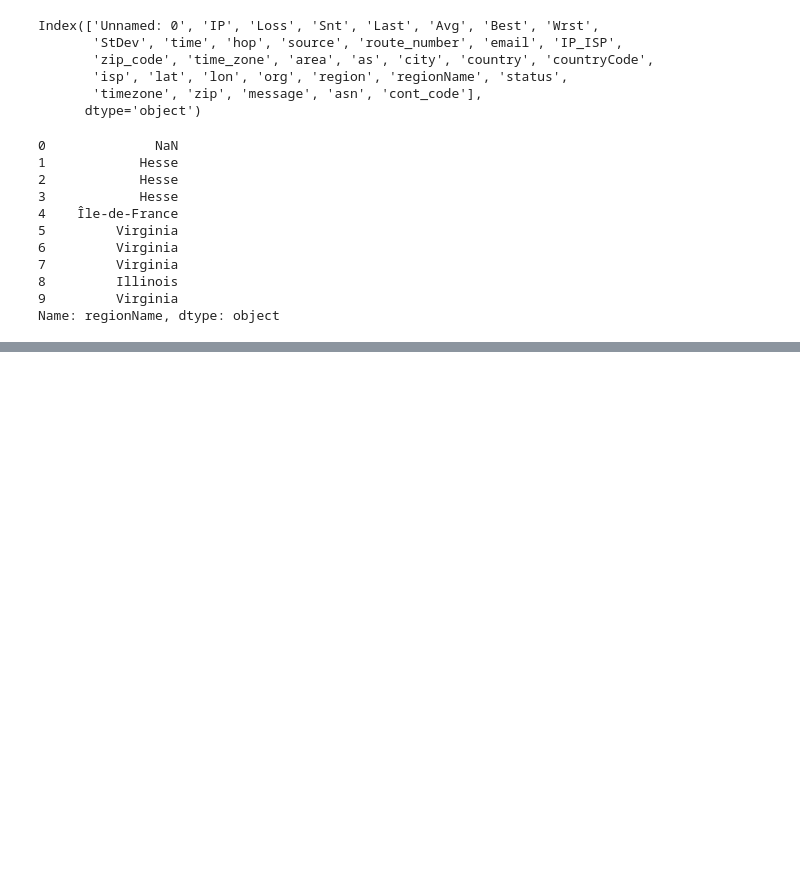
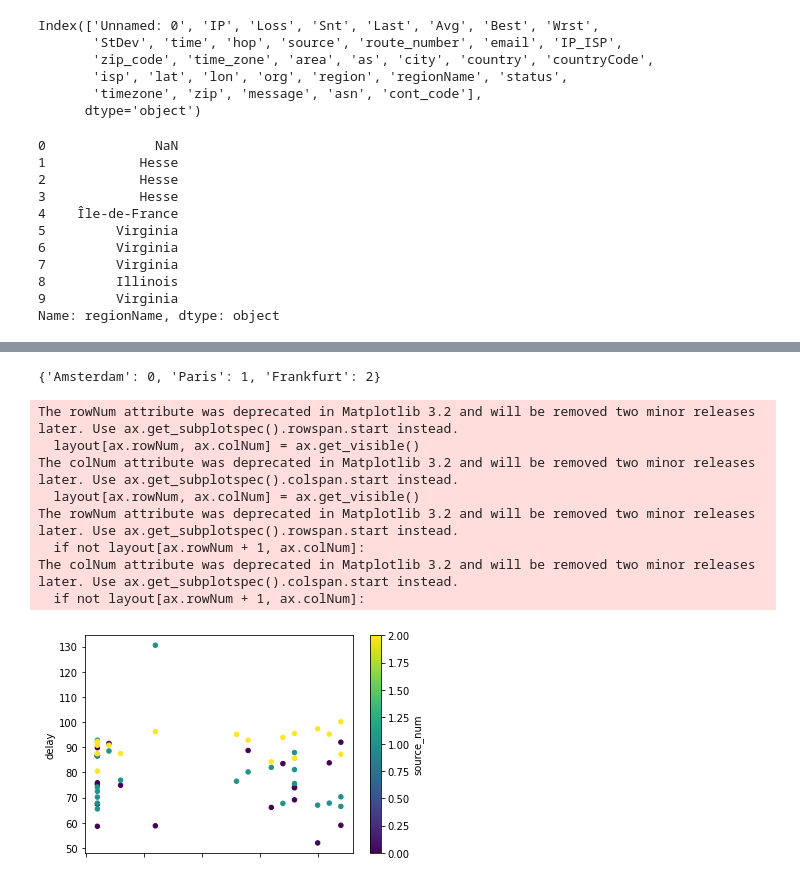
Before and after one commit to liampeng1/NetworksProject, a Jupyter notebook: Untitled.ipynb, the cells around one changed output, grey strips where cells are left out. Cells and saved outputs as stored; diff of their text form; code cells hidden in the pictures; blank space fills up the shorter version.

```diff
--- a/Untitled.ipynb
+++ b/Untitled.ipynb
@@ -53,0 +193,25 @@ for name, group in paris_routes:
+# %%
+city_dict = {}
+for num, city in enumerate(list(set(TA_df['source']))):
+    city_dict[city] = num
+TA_df['source_num'] = TA_df['source'].apply(lambda source : city_dict[source])
+# %%
+city_dict
+# %% [output]
+{'Amsterdam': 0, 'Paris': 1, 'Frankfurt': 2}
+# %%
+delay_time = TA_df.plot.scatter(x='hour',
+                      y='delay',
+                      c='source_num',
+                      colormap='viridis').get_figure()
+delay_time.savefig('delay_time.pdf')
+# %% [output]
+The rowNum attribute was deprecated in Matplotlib 3.2 and will be removed two minor releases later. Use ax.get_subplotspec().rowspan.start instead.
+  layout[ax.rowNum, ax.colNum] = ax.get_visible()
+The colNum attribute was deprecated in Matplotlib 3.2 and will be removed two minor releases later. Use ax.get_subplotspec().colspan.start instead.
+  layout[ax.rowNum, ax.colNum] = ax.get_visible()
+The rowNum attribute was deprecated in Matplotlib 3.2 and will be removed two minor releases later. Use ax.get_subplotspec().rowspan.start instead.
+  if not layout[ax.rowNum + 1, ax.colNum]:
+The colNum attribute was deprecated in Matplotlib 3.2 and will be removed two minor releases later. Use ax.get_subplotspec().colspan.start instead.
+  if not layout[ax.rowNum + 1, ax.colNum]:
+[figure, added]
```
Also changed, not shown: parts of 30 cells of this notebook, 7 other files.
